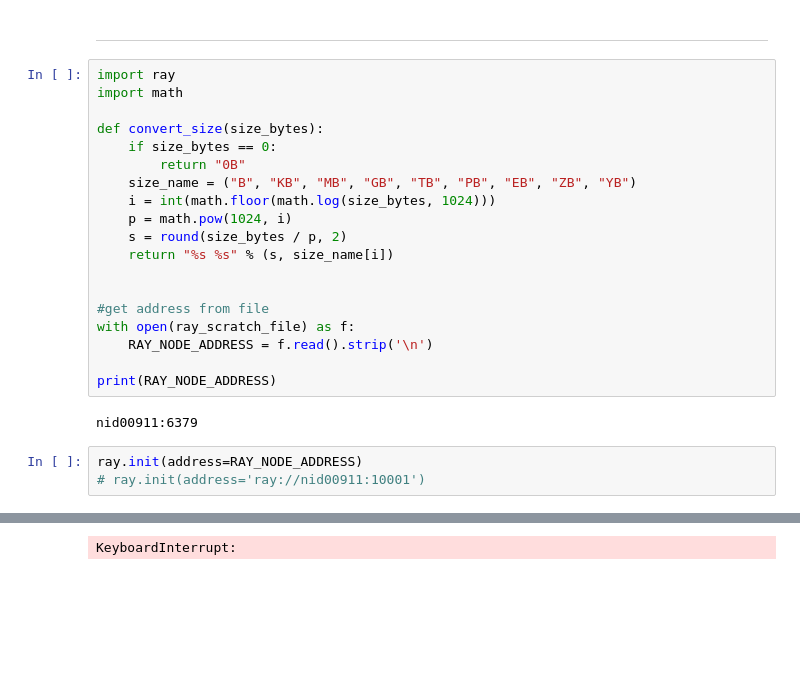
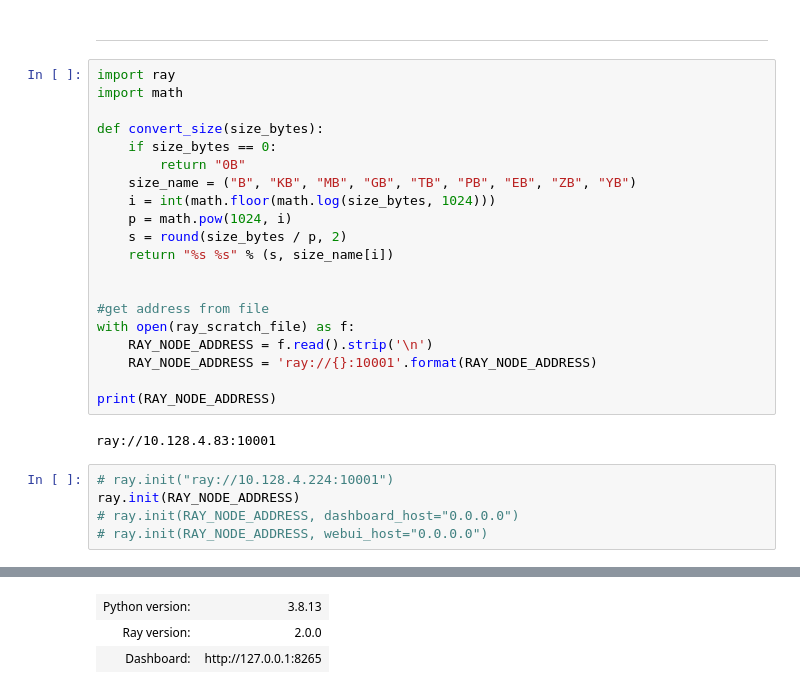
Before and after one commit to asnaylor/nersc_ray_notebook, a Jupyter notebook: example_notebook.ipynb, the cells around one changed output, grey strips where cells are left out. Saved outputs shown, nothing was run; the diff lists cells and outputs as text; blank space fills up the shorter version.

```diff
--- a/example_notebook.ipynb
+++ b/example_notebook.ipynb
@@ -65,11 +88,14 @@ def convert_size(size_bytes):
 #get address from file
 with open(ray_scratch_file) as f:
     RAY_NODE_ADDRESS = f.read().strip('\n')
+    RAY_NODE_ADDRESS = 'ray://{}:10001'.format(RAY_NODE_ADDRESS)
 
 print(RAY_NODE_ADDRESS)
 # %% [output]
-nid00911:6379
+ray://10.128.4.83:10001
 # %%
-ray.init(address=RAY_NODE_ADDRESS)
-# ray.init(address='ray://nid00911:10001')
+# ray.init("ray://10.128.4.224:10001")
+ray.init(RAY_NODE_ADDRESS)
+# ray.init(RAY_NODE_ADDRESS, dashboard_host="0.0.0.0")
+# ray.init(RAY_NODE_ADDRESS, webui_host="0.0.0.0")
 # %% [output]
@@ -80,4 +103,6 @@ ray.init(address=RAY_NODE_ADDRESS)
-KeyboardInterrupt:
+| Python version: | 3.8.13 |
+| Ray version: | 2.0.0 |
+| Dashboard: | http://127.0.0.1:8265 |
 # %%
 nodes = ray.nodes()
 print(nodes)
```
Also changed, not shown: parts of 16 cells of this notebook, 1 other file.
